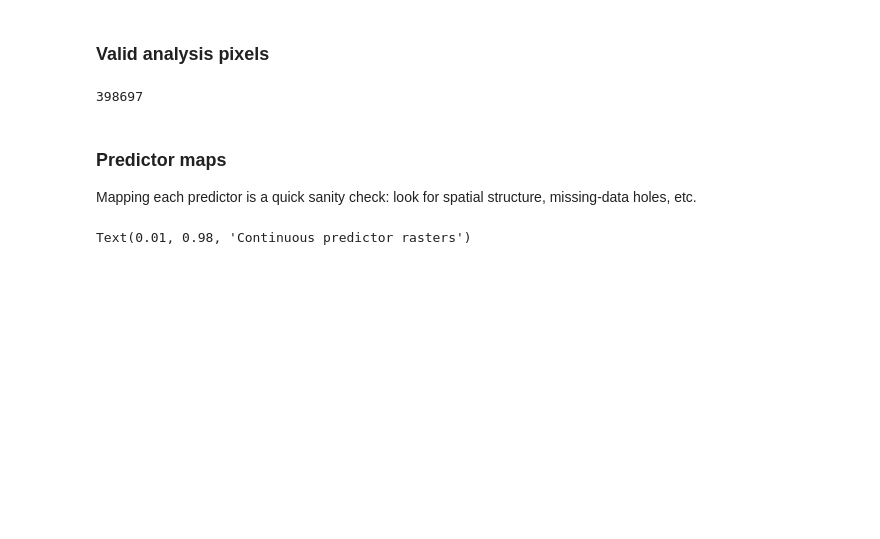
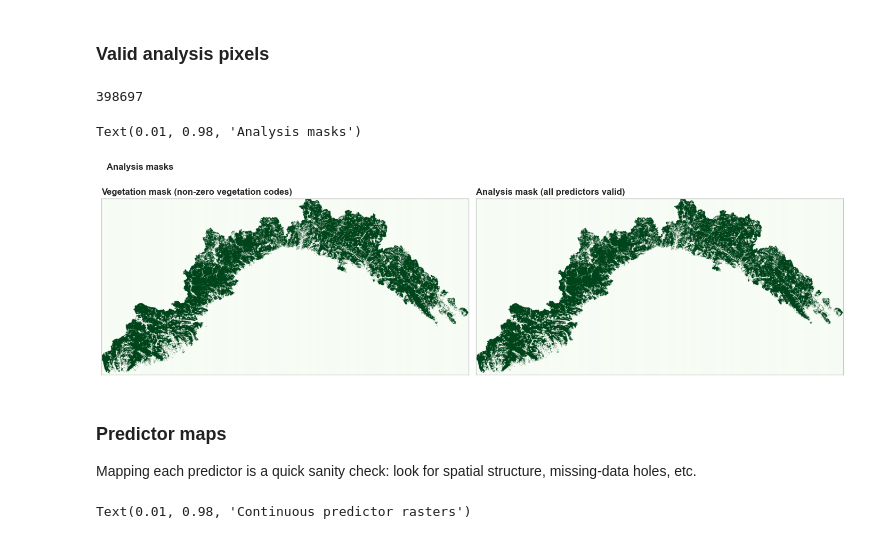
Before and after one commit to mirkodandrea/wildfire-susceptibility-ml-lesson, a Jupyter notebook: wildfire_susceptibility_rf_intro.ipynb, the cells around one changed output. Saved outputs shown, nothing was run; the diff lists cells and outputs as text; code cells hidden in the pictures; blank space fills up the shorter version.

```diff
--- a/wildfire_susceptibility_rf_intro.ipynb
+++ b/wildfire_susceptibility_rf_intro.ipynb
@@ -213,6 +212,29 @@ display(valid_pixel_count)
 # %% [output]
 ### Valid analysis pixels
 398697
+# %%
+fig, axes = plt.subplots(1, 2, figsize=(14, 4.5), constrained_layout=True)
+
+for ax, mask, title in [
+    (axes[0], analysis_mask, "Vegetation mask (non-zero vegetation codes)"),
+    (axes[1], valid_mask, "Analysis mask (all predictors valid)"),
+]:
+    ax.imshow(
+        mask.astype(float),
+        extent=extent,
+        origin="upper",
+        cmap="Greens",
+        vmin=0,
+        vmax=1,
+    )
+    ax.set_title(title, loc="left", fontweight="bold")
+    ax.set_xticks([])
+    ax.set_yticks([])
+
+fig.suptitle("Analysis masks", x=0.01, ha="left", fontweight="bold")
+# %% [output]
+Text(0.01, 0.98, 'Analysis masks')
+[figure, added]
 # %% [markdown]
 ### Predictor maps
 
```
Also changed, not shown: parts of 1 cell of this notebook, 2 other files.
